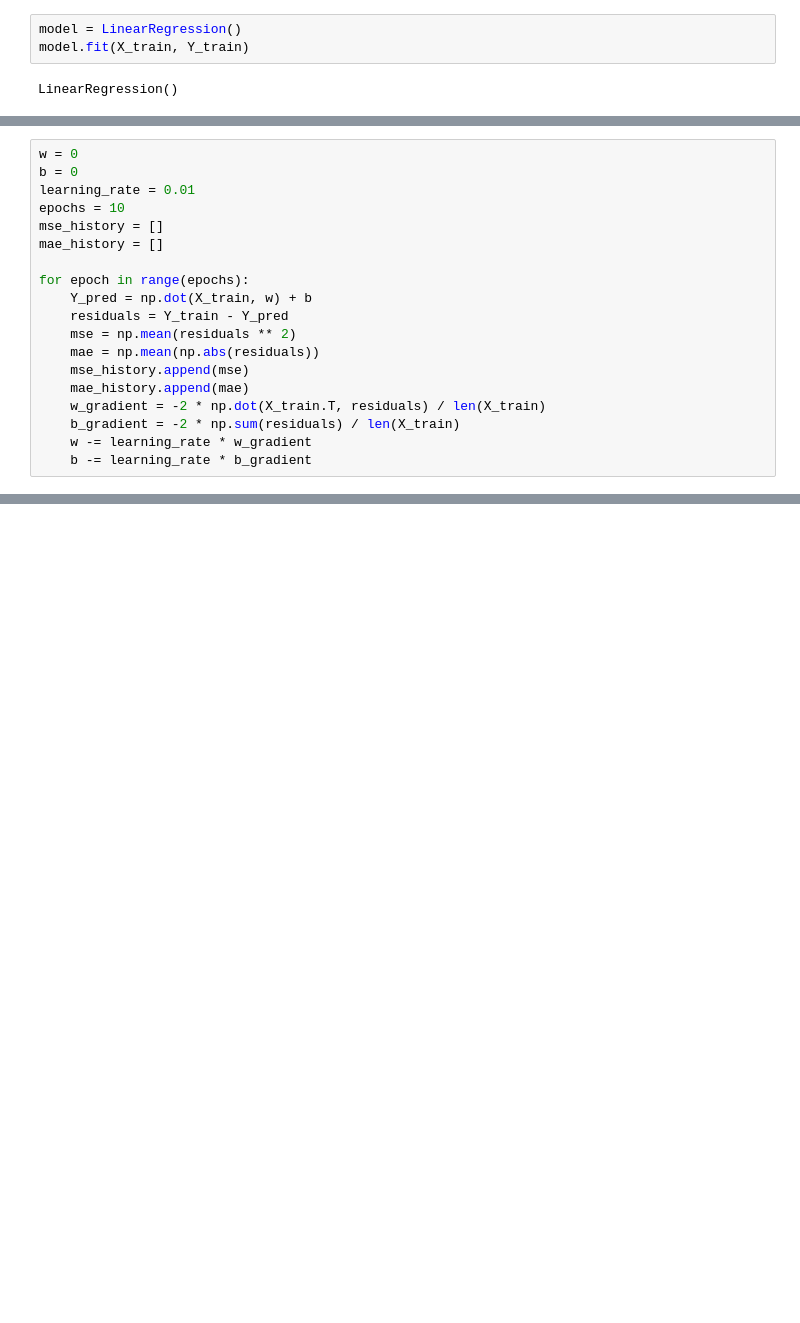
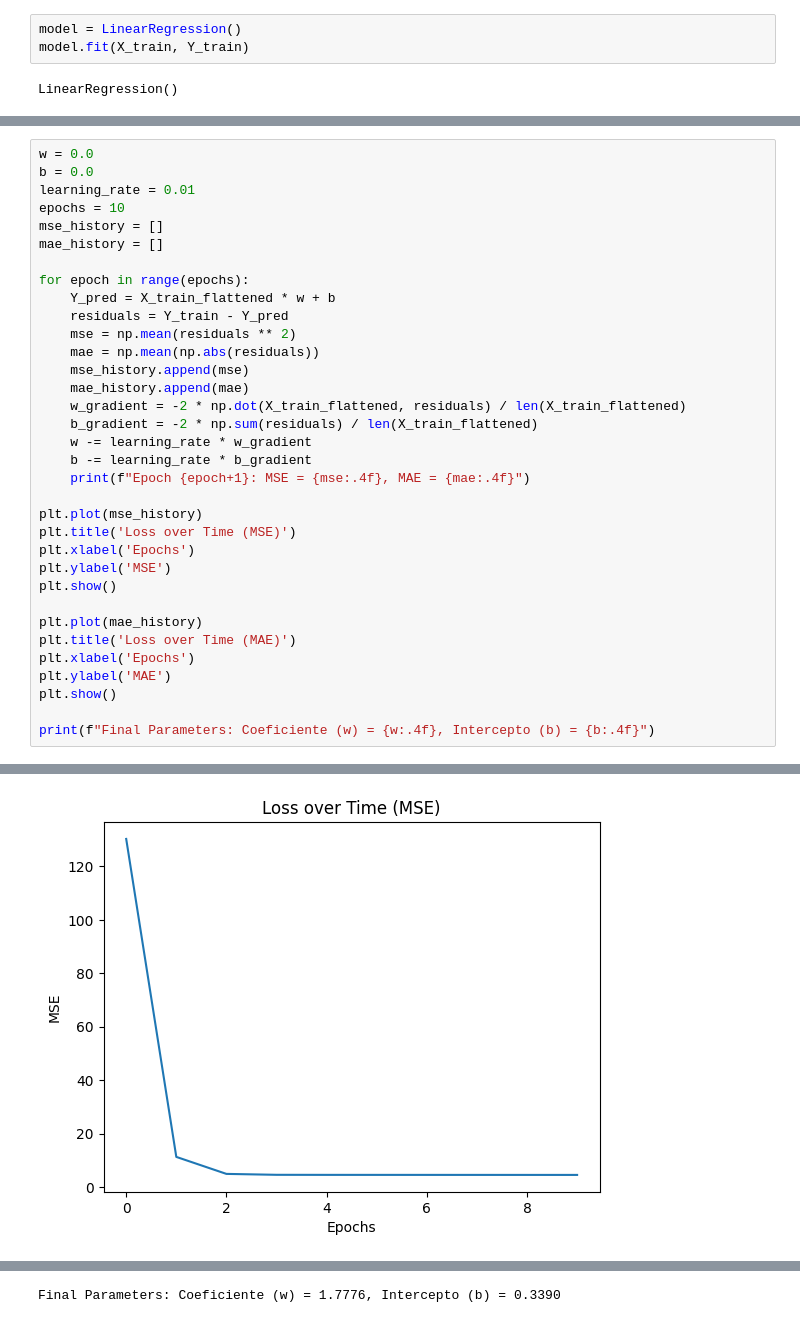
Before and after one commit to luispegr25/Data-Science-, a Jupyter notebook: Proyecto 2/proyecto2.ipynb, the cells around one changed output, grey strips where cells are left out. Saved outputs shown, nothing was run; the diff lists cells and outputs as text; blank space fills up the shorter version.

```diff
--- a/Proyecto 2/proyecto2.ipynb
+++ b/Proyecto 2/proyecto2.ipynb
@@ -74,20 +72,35 @@ plt.show()
 # %%
-w = 0
-b = 0
+w = 0.0
+b = 0.0
 learning_rate = 0.01
 epochs = 10
 mse_history = []
 mae_history = []
 
 for epoch in range(epochs):
-    Y_pred = np.dot(X_train, w) + b
+    Y_pred = X_train_flattened * w + b
     residuals = Y_train - Y_pred
     mse = np.mean(residuals ** 2)
     mae = np.mean(np.abs(residuals))
     mse_history.append(mse)
     mae_history.append(mae)
-    w_gradient = -2 * np.dot(X_train.T, residuals) / len(X_train)
-    b_gradient = -2 * np.sum(residuals) / len(X_train)
+    w_gradient = -2 * np.dot(X_train_flattened, residuals) / len(X_train_flattened)
+    b_gradient = -2 * np.sum(residuals) / len(X_train_flattened)
     w -= learning_rate * w_gradient
     b -= learning_rate * b_gradient
+    print(f"Epoch {epoch+1}: MSE = {mse:.4f}, MAE = {mae:.4f}")
+
+plt.plot(mse_history)
+plt.title('Loss over Time (MSE)')
+plt.xlabel('Epochs')
+plt.ylabel('MSE')
+plt.show()
+
+plt.plot(mae_history)
+plt.title('Loss over Time (MAE)')
+plt.xlabel('Epochs')
+plt.ylabel('MAE')
+plt.show()
+
+print(f"Final Parameters: Coeficiente (w) = {w:.4f}, Intercepto (b) = {b:.4f}")
 # %% [output]
@@ -94,0 +117 @@ KeyboardInterrupt:
+[figure, added]
@@ -94,0 +119 @@ KeyboardInterrupt:
+Final Parameters: Coeficiente (w) = 1.7776, Intercepto (b) = 0.3390
```
Also changed, not shown: parts of 9 cells of this notebook.
